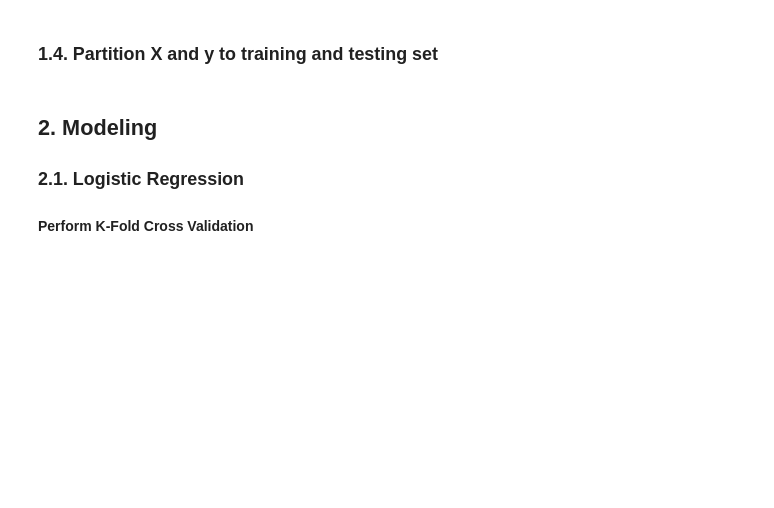
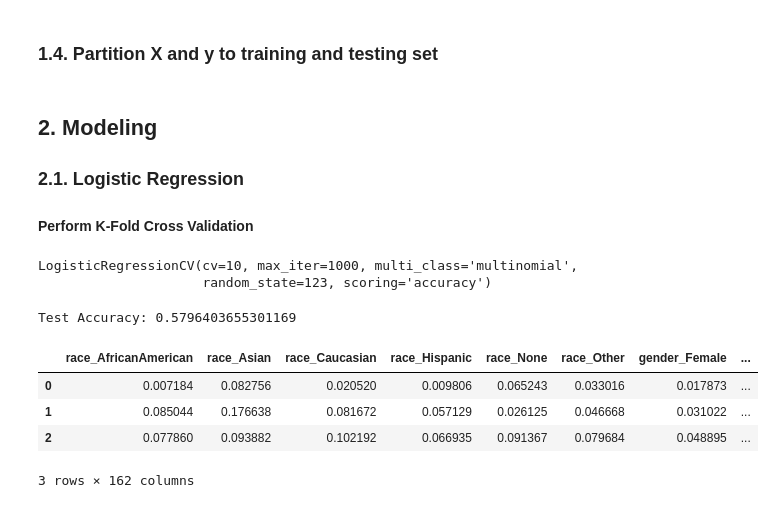
Before and after one commit to vuminhtue/Kaggle, a Jupyter notebook: Python_Diabetic/code/eda_diabetic_data.ipynb, the cells around one changed output. Cells and saved outputs as stored; diff of their text form; code cells hidden in the pictures; blank space fills up the shorter version.

```diff
--- a/Python_Diabetic/code/eda_diabetic_data.ipynb
+++ b/Python_Diabetic/code/eda_diabetic_data.ipynb
@@ -239,2 +296,3 @@ df_cat_ohe.shape
 # %%
-X = pd.concat([df_cat_ohe,df_num],axis=1)
+X = pd.concat([df_cat_ohe,df_num_std],axis=1)
+y = df["readmitted"]
@@ -257,9 +308,7 @@ from sklearn.pipeline import make_pipeline
 # %%
 kf = KFold(n_splits=10,shuffle=True,random_state=123)
 # %%
-pipeline = make_pipeline(
-    StandardScaler(),
-    LogisticRegressionCV(
+model_logreg = LogisticRegressionCV(
         Cs=10,                     # Number or list of regularization values to try
         cv=10,                      # Number of cross-validation folds
         multi_class='multinomial',# For softmax-style multi-class
@@ -268,7 +317,9 @@ pipeline = make_pipeline(
         scoring='accuracy',
         random_state=123
     )
-)
 # %%
-pipeline.fit(X_train, y_train)
+model_logreg.fit(X_train, y_train)
+# %% [output]
+LogisticRegressionCV(cv=10, max_iter=1000, multi_class='multinomial',
+                     random_state=123, scoring='accuracy')
 # %%
@@ -276,8 +327,21 @@ y_pred = pipeline.predict(X_test)
 # %%
 # Best C chosen for each class
-model = pipeline.named_steps['logisticregressioncv']
-print("Best C per class:", model.C_)
+#model = model_logreg.named_steps['logisticregressioncv']
+#print("Best C per class:", model.C_)
 
 # Accuracy
 from sklearn.metrics import accuracy_score
 print("Test Accuracy:", accuracy_score(y_test, y_pred))
+# %% [output]
+Test Accuracy: 0.5796403655301169
+# %%
+importance = np.abs(model_logreg.coef_)      # take absolute value
+X_df = pd.DataFrame(importance, columns=X.columns)
+# %%
+X_df
+# %% [output]
+|  | race_AfricanAmerican | race_Asian | race_Caucasian | race_Hispanic | race_None | race_Other | gender_Female | ... |
+| 0 | 0.007184 | 0.082756 | 0.020520 | 0.009806 | 0.065243 | 0.033016 | 0.017873 | ... |
+| 1 | 0.085044 | 0.176638 | 0.081672 | 0.057129 | 0.026125 | 0.046668 | 0.031022 | ... |
+| 2 | 0.077860 | 0.093882 | 0.102192 | 0.066935 | 0.091367 | 0.079684 | 0.048895 | ... |
+3 rows × 162 columns
```
Also changed, not shown: parts of 29 cells of this notebook, 6 other files.
